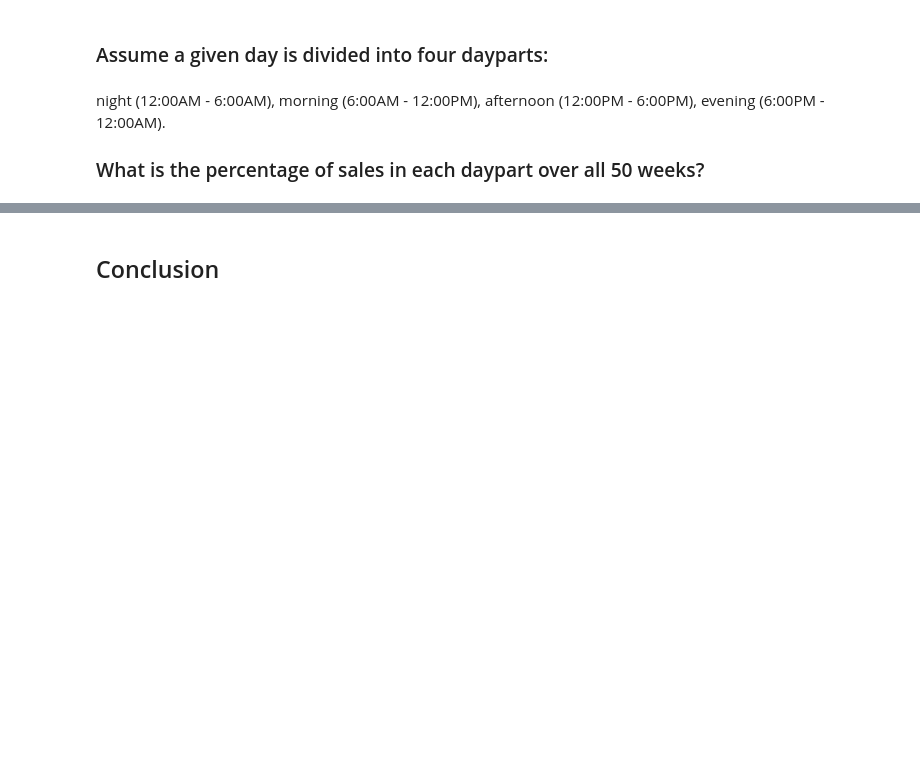
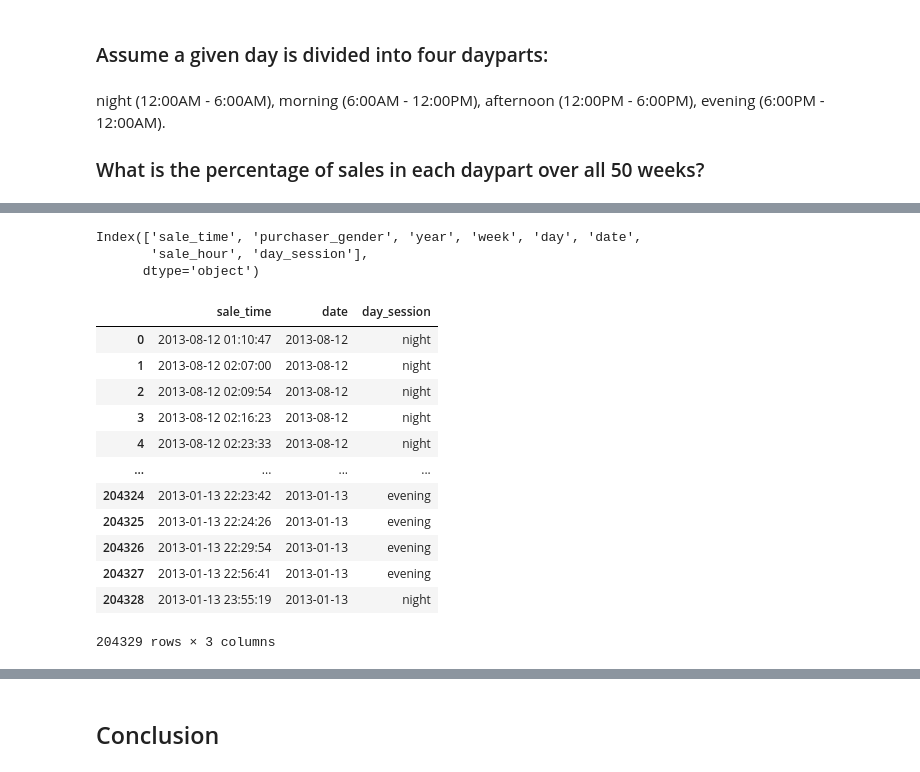
Before and after one commit to Friend09/strata_sales-data-analysis, a Jupyter notebook: practise_notebook.ipynb, the cells around one changed output, grey strips where cells are left out. Cells and saved outputs as stored; diff of their text form; code cells hidden in the pictures; blank space fills up the shorter version.

```diff
--- a/practise_notebook.ipynb
+++ b/practise_notebook.ipynb
@@ -411,0 +427,4 @@ evening (6:00PM - 12:00AM).
+# %%
+# extract sale hour to divide sales to the part of days
+df["sale_hour"] = pd.to_datetime(df["sale_time"]).dt.ceil("h").dt.hour
+df.dtypes
@@ -411,0 +440,16 @@ evening (6:00PM - 12:00AM).
+# %%
+# define a function to apply sale hour to a session in a day
+def day_session(sale_hour):
+    """Assign labels based on sale hour."""
+    if sale_hour >= 6 and sale_hour < 12:
+        return 'morning'
+    if sale_hour >= 12 and sale_hour < 18:
+        return 'afternoon'
+    if sale_hour >= 18 and sale_hour < 24:
+        return 'evening'
+    if sale_hour >= 0 and sale_hour < 6:
+        return 'night'
+# %%
+# get the day session column
+df["day_session"] = df["sale_hour"].map(day_session)
+df[["sale_time", "day_session"]].head()
@@ -411,0 +463,31 @@ evening (6:00PM - 12:00AM).
+# %%
+df.columns
+# %% [output]
+Index(['sale_time', 'purchaser_gender', 'year', 'week', 'day', 'date',
+       'sale_hour', 'day_session'],
+      dtype='object')
+# %%
+# create a new dataframe for session based sales percentage calculation
+df_session_sales = df.drop(columns=[
+    "purchaser_gender",
+    "year",
+    "week",
+    "day",
+    "sale_hour"
+])
+
+df_session_sales
+# %% [output]
+|  | sale_time | date | day_session |
+| 0 | 2013-08-12 01:10:47 | 2013-08-12 | night |
+| 1 | 2013-08-12 02:07:00 | 2013-08-12 | night |
+| 2 | 2013-08-12 02:09:54 | 2013-08-12 | night |
+| 3 | 2013-08-12 02:16:23 | 2013-08-12 | night |
+| 4 | 2013-08-12 02:23:33 | 2013-08-12 | night |
+| ... | ... | ... | ... |
+| 204324 | 2013-01-13 22:23:42 | 2013-01-13 | evening |
+| 204325 | 2013-01-13 22:24:26 | 2013-01-13 | evening |
+| 204326 | 2013-01-13 22:29:54 | 2013-01-13 | evening |
+| 204327 | 2013-01-13 22:56:41 | 2013-01-13 | evening |
+| 204328 | 2013-01-13 23:55:19 | 2013-01-13 | night |
+204329 rows × 3 columns
```
Also changed, not shown: parts of 6 cells of this notebook.
